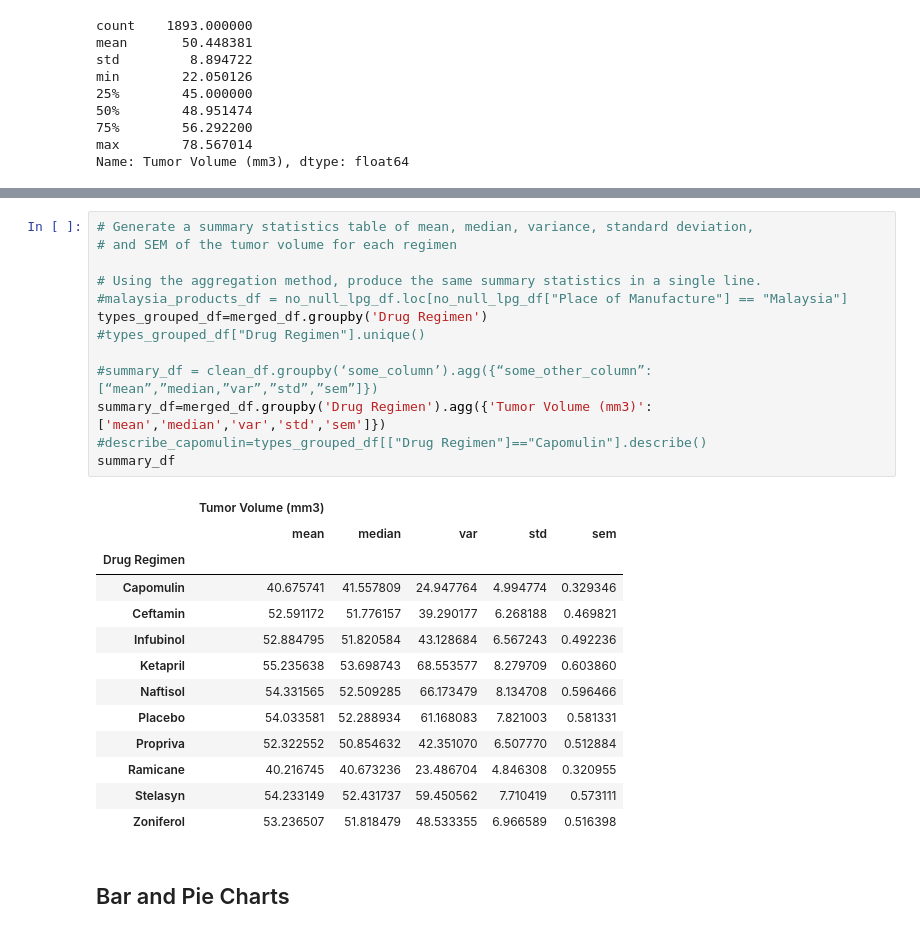
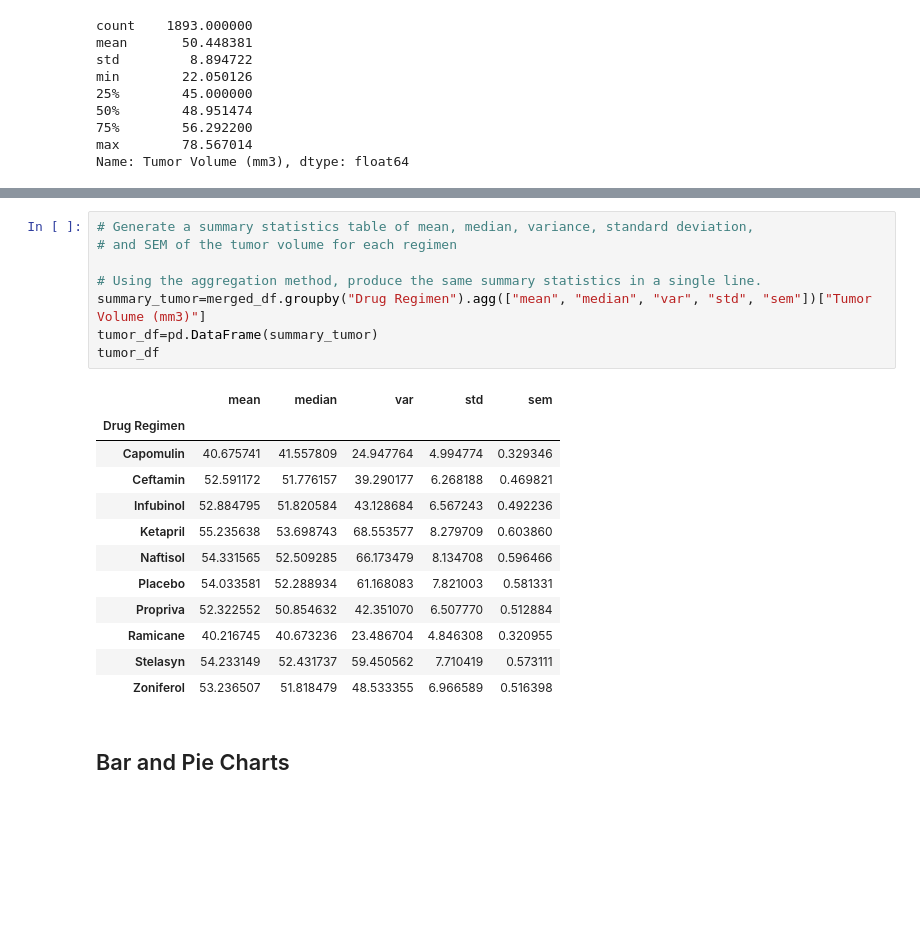
Before and after one commit to kbrantner/pymaceuticals, a Jupyter notebook: starter_code/Pymaceuticals/pymaceuticals_starter-Copy1.ipynb, the cells around one changed output, grey strips where cells are left out. Drawn from its saved outputs; the diff is of its cells as text; blank space fills up the shorter version.

Commit message:
Completed summary statistics

```diff
--- a/starter_code/Pymaceuticals/pymaceuticals_starter-Copy1.ipynb
+++ b/starter_code/Pymaceuticals/pymaceuticals_starter-Copy1.ipynb
@@ -164,18 +140,12 @@ drug_df
 # %%
 # Generate a summary statistics table of mean, median, variance, standard deviation,
 # and SEM of the tumor volume for each regimen
 
 # Using the aggregation method, produce the same summary statistics in a single line.
-#malaysia_products_df = no_null_lpg_df.loc[no_null_lpg_df["Place of Manufacture"] == "Malaysia"]
-types_grouped_df=merged_df.groupby('Drug Regimen')
-#types_grouped_df["Drug Regimen"].unique()
-
-#summary_df = clean_df.groupby(‘some_column’).agg({“some_other_column”:[“mean”,”median,”var”,”std”,”sem”]})
-summary_df=merged_df.groupby('Drug Regimen').agg({'Tumor Volume (mm3)':['mean','median','var','std','sem']})
-#describe_capomulin=types_grouped_df[["Drug Regimen"]=="Capomulin"].describe()
-summary_df
+summary_tumor=merged_df.groupby("Drug Regimen").agg(["mean", "median", "var", "std", "sem"])["Tumor Volume (mm3)"]
+tumor_df=pd.DataFrame(summary_tumor)
+tumor_df
 # %% [output]
-|  | Tumor Volume (mm3) |  |  |  |  |
 |  | mean | median | var | std | sem |
 | Drug Regimen |  |  |  |  |  |
 | Capomulin | 40.675741 | 41.557809 | 24.947764 | 4.994774 | 0.329346 |
```
Also changed, not shown: parts of 3 cells of this notebook.
